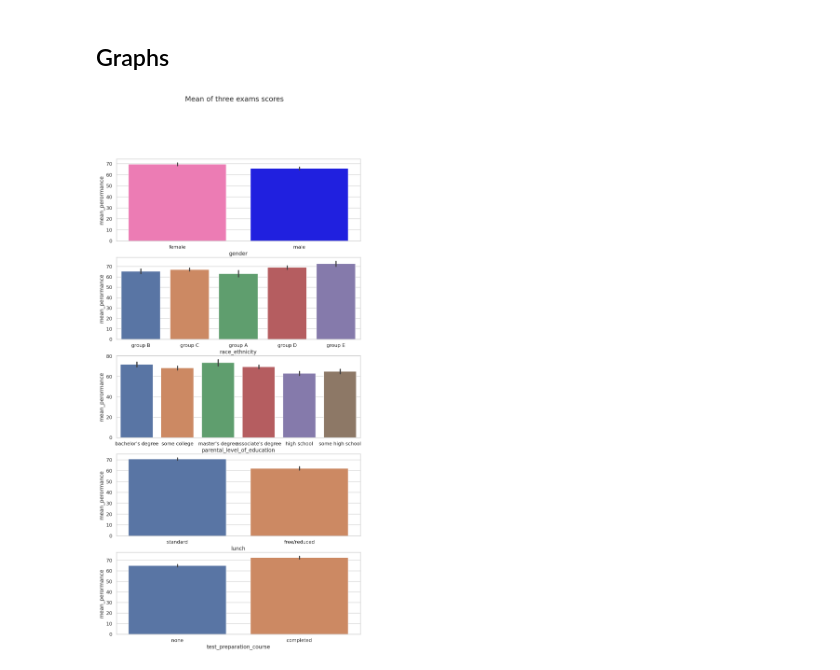
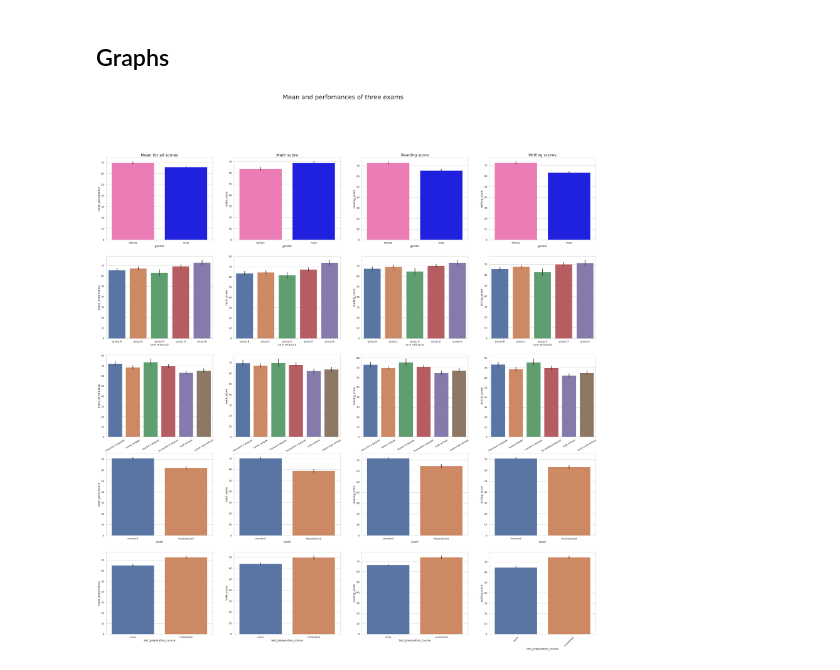
Before and after one commit to randonneesdatatrek/Team_11, a Jupyter notebook: src/studentBAP.ipynb, the cells around one changed output. Cells and saved outputs as stored; diff of their text form; code cells hidden in the pictures.

Commit message:
finished graph and started statistics test

```diff
--- a/src/studentBAP.ipynb
+++ b/src/studentBAP.ipynb
@@ -380,41 +380,65 @@ def boxGraphs():
 
     sns.boxplot(ax=ax[0,0],y='gender',x='math_score', data=ds, palette=['hotpink','blue'])
     sns.boxplot(ax=ax[0,1],y='gender',x='reading_score', data=ds, palette=['hotpink','blue'])
     sns.boxplot(ax=ax[0,2],y='gender',x='writing_score', data=ds, palette=['hotpink','blue'])
 
     sns.boxplot(ax=ax[1,0],y='race_ethnicity',x='math_score', data=ds)
     sns.boxplot(ax=ax[1,1],y='race_ethnicity',x='reading_score', data=ds)
     sns.boxplot(ax=ax[1,2],y='race_ethnicity',x='writing_score', data=ds)
 
     sns.boxplot(ax=ax[2,0],y='parental_level_of_education',x='math_score', data=ds)
     sns.boxplot(ax=ax[2,1],y='parental_level_of_education',x='reading_score', data=ds)
     sns.boxplot(ax=ax[2,2],y='parental_level_of_education',x='writing_score', data=ds)
 
     sns.boxplot(ax=ax[3,0],y='lunch',x='math_score', data=ds)
     sns.boxplot(ax=ax[3,1],y='lunch',x='reading_score', data=ds)
     sns.boxplot(ax=ax[3,2],y='lunch',x='writing_score', data=ds)
 
     sns.boxplot(ax=ax[4,0],y='test_preparation_course',x='math_score', data=ds)
     sns.boxplot(ax=ax[4,1],y='test_preparation_course',x='reading_score', data=ds)
     sns.boxplot(ax=ax[4,2],y='test_preparation_course',x='writing_score', data=ds)
 
     plt.show()
 
 def barMeanPerformanceGraph():
-    fig, ax = plt.subplots(nrows=5, ncols=1, figsize=[10,20])
-    fig.suptitle('Mean of three exams scores', fontsize=16)
+    fig, ax = plt.subplots(nrows=5, ncols=4, figsize=[40,40])
+    plt.xticks(rotation=45)
+    fig.suptitle('Mean and perfomances of three exams', fontsize=28)
 
+    # Mean
     mean_perormance=ds.eval('(math_score + reading_score + writing_score)/3').rename('mean_perormance')
+    sns.barplot(ax=ax[0,0], data=ds,y=mean_perormance , x='gender',palette=['hotpink','blue']).set_title('Mean for all scores', fontsize=18)
+    sns.barplot(ax=ax[1,0], data=ds,y=mean_perormance , x='race_ethnicity')
+    ple=sns.barplot(ax=ax[2,0], data=ds,y=mean_perormance , x='parental_level_of_education')
+    ple.set_xticklabels(ple.get_xticklabels(),rotation=30)
 
-    sns.barplot(ax=ax[0], data=ds,y=mean_perormance , x='gender',palette=['hotpink','blue'])
-    sns.barplot(ax=ax[1], data=ds,y=mean_perormance , x='race_ethnicity')
-    sns.barplot(ax=ax[2], data=ds,y=mean_perormance , x='parental_level_of_education')
-    sns.barplot(ax=ax[3], data=ds,y=mean_perormance , x='lunch')
-    sns.barplot(ax=ax[4], data=ds,y=mean_perormance , x='test_preparation_course')
+    sns.barplot(ax=ax[3,0], data=ds,y=mean_perormance , x='lunch')
+    sns.barplot(ax=ax[4,0], data=ds,y=mean_perormance , x='test_preparation_course')
+
+    # Math score
+    sns.barplot(ax=ax[0,1], data=ds,y='math_score' , x='gender',palette=['hotpink','blue']).set_title('Math score', fontsize=18)
+    sns.barplot(ax=ax[1,1], data=ds,y='math_score' , x='race_ethnicity')
+    sns.barplot(ax=ax[2,1], data=ds,y='math_score' , x='parental_level_of_education').set_xticklabels(ple.get_xticklabels(),rotation=30)
+    sns.barplot(ax=ax[3,1], data=ds,y='math_score' , x='lunch')
+    sns.barplot(ax=ax[4,1], data=ds,y='math_score' , x='test_preparation_course')
+
+    # Reading score
+    sns.barplot(ax=ax[0,2], data=ds,y='reading_score' , x='gender',palette=['hotpink','blue']).set_title('Reading score', fontsize=18)
+    sns.barplot(ax=ax[1,2], data=ds,y='reading_score' , x='race_ethnicity')
+    sns.barplot(ax=ax[2,2], data=ds,y='reading_score' , x='parental_level_of_education').set_xticklabels(ple.get_xticklabels(),rotation=30)
+    sns.barplot(ax=ax[3,2], data=ds,y='reading_score' , x='lunch')
+    sns.barplot(ax=ax[4,2], data=ds,y='reading_score' , x='test_preparation_course')
+
+    # Writing scores
+    sns.barplot(ax=ax[0,3], data=ds,y='writing_score' , x='gender',palette=['hotpink','blue']).set_title('Writing scores', fontsize=18)
+    sns.barplot(ax=ax[1,3], data=ds,y='writing_score' , x='race_ethnicity')
+    sns.barplot(ax=ax[2,3], data=ds,y='writing_score' , x='parental_level_of_education').set_xticklabels(ple.get_xticklabels(),rotation=30)
+    sns.barplot(ax=ax[3,3], data=ds,y='writing_score' , x='lunch')
+    sns.barplot(ax=ax[4,3], data=ds,y='writing_score' , x='test_preparation_course')
 
 barMeanPerformanceGraph()
 # %% [output]
-[figure, old version]
+[figure, new version]
 # %%
 """
 Machine learning p
```
Also changed, not shown: parts of 4 cells of this notebook.
